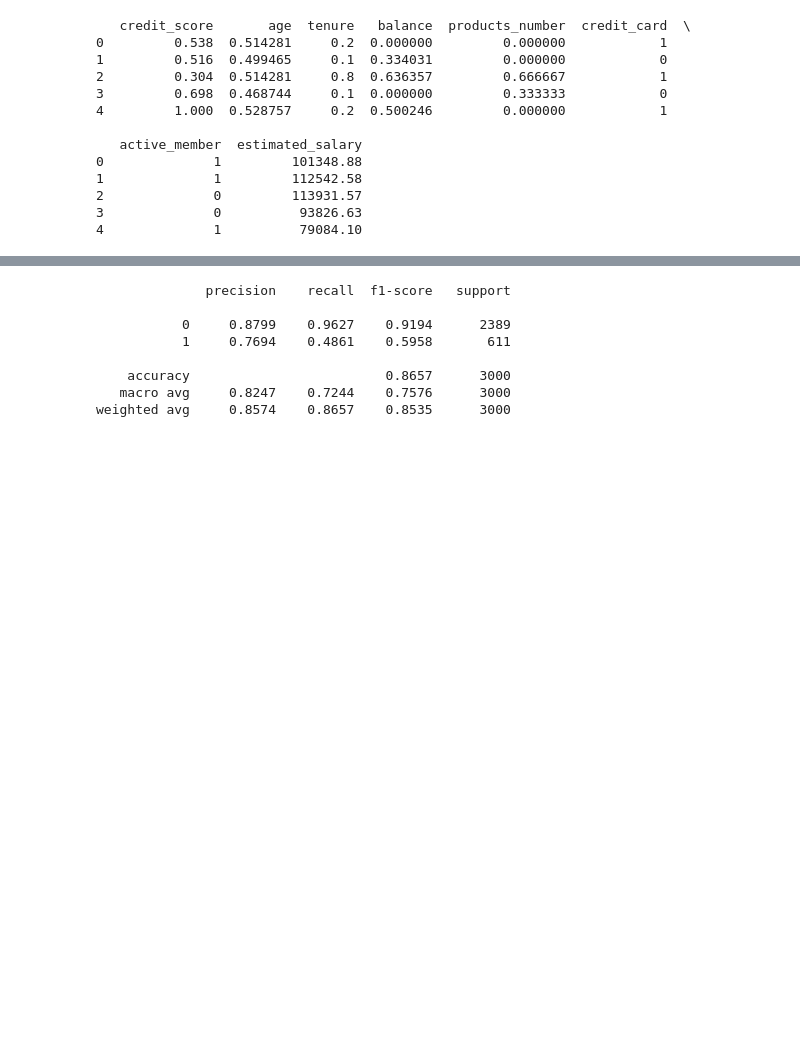
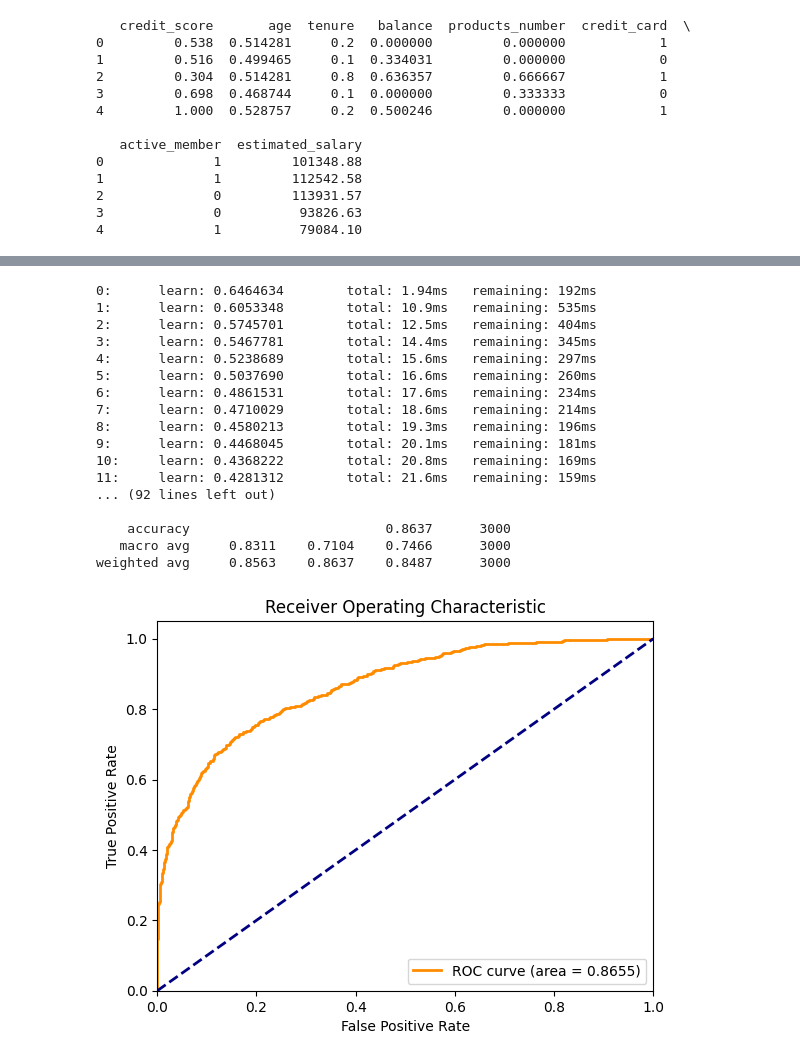
Before and after one commit to SKNETWORKS-FAMILY-AICAMP/SKN09-2nd-4Team, a Jupyter notebook: jy/ml.ipynb, the cells around one changed output, grey strips where cells are left out. Cells and saved outputs as stored; diff of their text form; code cells hidden in the pictures; blank space fills up the shorter version.

```diff
--- a/jy/ml.ipynb
+++ b/jy/ml.ipynb
@@ -93,11 +92,8 @@ X_train, X_test, y_train, y_test = train_test_split(X, y, test_size=0.3, random_
 # %%
 from catboost import CatBoostClassifier
 from xgboost import XGBClassifier
-from sklearn.ensemble import RandomForestClassifier
-from sklearn.ensemble import AdaBoostClassifier
+from sklearn.ensemble import RandomForestClassifier, AdaBoostClassifier
 
-# 앙상블 적용
-from sklearn.ensemble import StackingClassifier
 ada_best_params = {}
 ada = AdaBoostClassifier(random_state=42, **ada_best_params)
 # VotingClassifier 정의
@@ -118,13 +114,3 @@ xgb_best_params = {
 xgb = XGBClassifier(random_state=42, **xgb_best_params)
 rf_best_params = {'n_estimators':200, 'max_depth':15, 'min_samples_leaf':2, 'min_samples_split':5}
 rf = RandomForestClassifier(random_state=42, **rf_best_params)
-
-estimators = [
-    ('cat', cat),
-    ('xgb', xgb),
-    ('rf', rf)
-]
-
-stacking = StackingClassifier(estimators=estimators, final_estimator=CatBoostClassifier(random_state=42, **cat_best_params))
-
-stacking.fit(X_train, y_train)
@@ -166,15 +117,43 @@ StackingClassifier(estimators=[('cat',
-# %%
-from sklearn.metrics import classification_report
-
-y_pred = stacking.predict(X_test)
-
-print(classification_report(y_test, y_pred, digits=4))
-# %% [output]
-              precision    recall  f1-score   support
-
-           0     0.8799    0.9627    0.9194      2389
-           1     0.7694    0.4861    0.5958       611
-
-    accuracy                         0.8657      3000
-   macro avg     0.8247    0.7244    0.7576      3000
-weighted avg     0.8574    0.8657    0.8535      3000
+# %%
+from sklearn.metrics import classification_report
+# votting
+from sklearn.ensemble import VotingClassifier
+from sklearn.tree import DecisionTreeClassifier
+
+dt = DecisionTreeClassifier(random_state=42)
+
+estimators = [
+    ('cat', cat),
+    # ('xgb', xgb),
+    ('rf', rf),
+    ('ada', ada)
+]
+
+voting = VotingClassifier(estimators=estimators, voting='soft')
+
+voting.fit(X_train, y_train)
+
+y_pred = voting.predict(X_test)
+
+print(classification_report(y_test, y_pred, digits=4))
+
+auc_plot(voting, X_test, y_test)
+# %% [output]
+0:      learn: 0.6464634        total: 1.94ms   remaining: 192ms
+1:      learn: 0.6053348        total: 10.9ms   remaining: 535ms
+2:      learn: 0.5745701        total: 12.5ms   remaining: 404ms
+3:      learn: 0.5467781        total: 14.4ms   remaining: 345ms
+4:      learn: 0.5238689        total: 15.6ms   remaining: 297ms
+5:      learn: 0.5037690        total: 16.6ms   remaining: 260ms
+6:      learn: 0.4861531        total: 17.6ms   remaining: 234ms
+7:      learn: 0.4710029        total: 18.6ms   remaining: 214ms
+8:      learn: 0.4580213        total: 19.3ms   remaining: 196ms
+9:      learn: 0.4468045        total: 20.1ms   remaining: 181ms
+10:     learn: 0.4368222        total: 20.8ms   remaining: 169ms
+11:     learn: 0.4281312        total: 21.6ms   remaining: 159ms
+... (92 lines left out)
+
+    accuracy                         0.8637      3000
+   macro avg     0.8311    0.7104    0.7466      3000
+weighted avg     0.8563    0.8637    0.8487      3000
+[figure, added]
```
Also changed, not shown: parts of 2 cells of this notebook.
